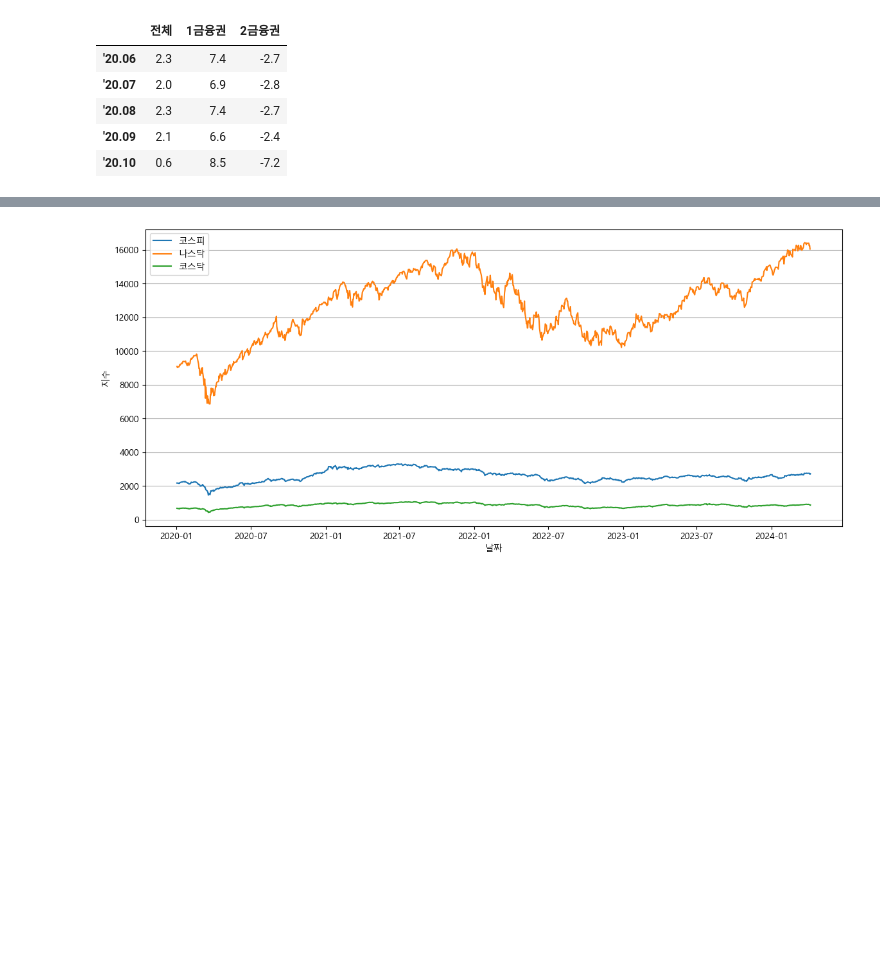
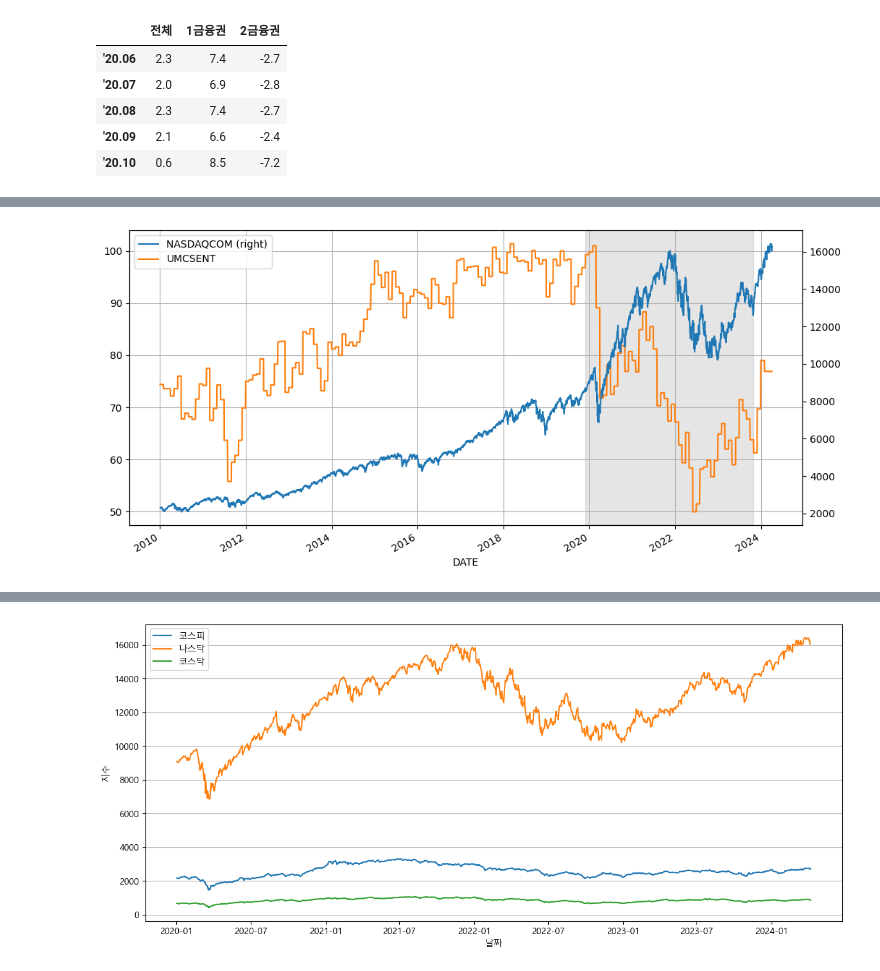
Before and after one commit to kusool72/python, a Jupyter notebook: 거시경제지표.ipynb, the cells around one changed output, grey strips where cells are left out. Saved outputs shown, nothing was run; the diff lists cells and outputs as text; code cells hidden in the pictures; blank space fills up the shorter version.

```diff
--- a/거시경제지표.ipynb
+++ b/거시경제지표.ipynb
@@ -169,0 +189,7 @@ plt.show()
+# %%
+# 2.소비자 심리지수(UMCSENT)
+df = fdr.DataReader('FRED:NASDAQCOM,UMCSENT','2010-01-01')
+ax = df.plot(secondary_y='NASDAQCOM')
+ax = ax.axvspan('2019-12-01','2023-10-25',color='gray',alpha=0.2)
+# %% [output]
+[figure, added]
```
Also changed, not shown: parts of 17 cells of this notebook, 3 other files.
